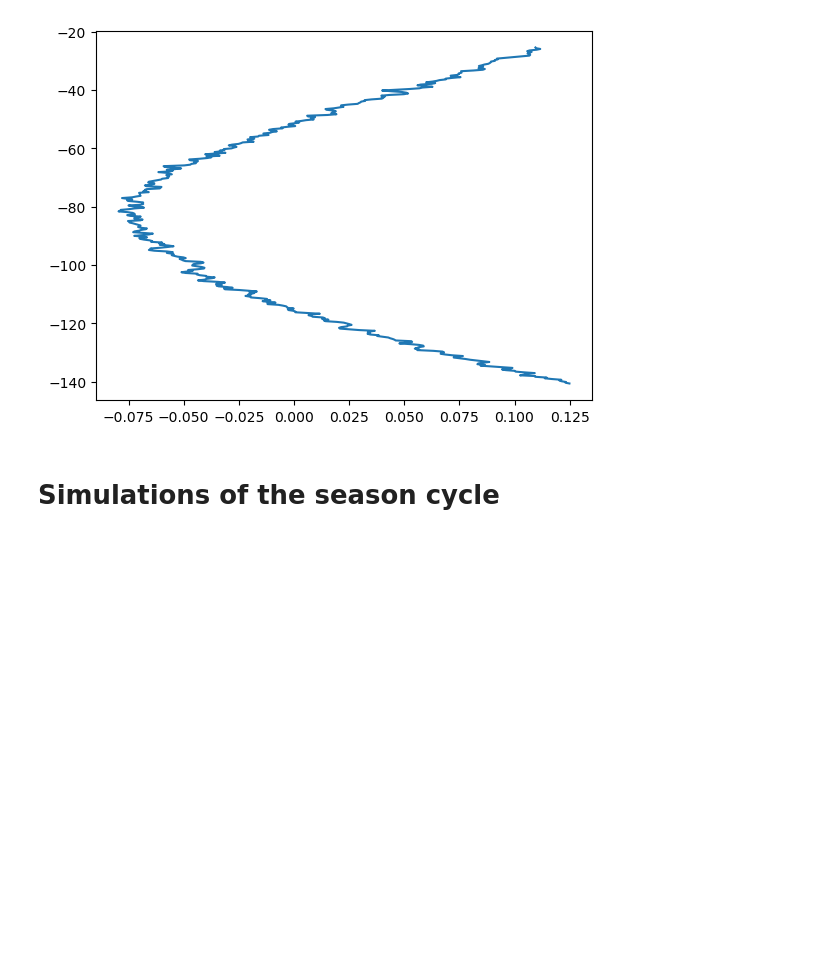
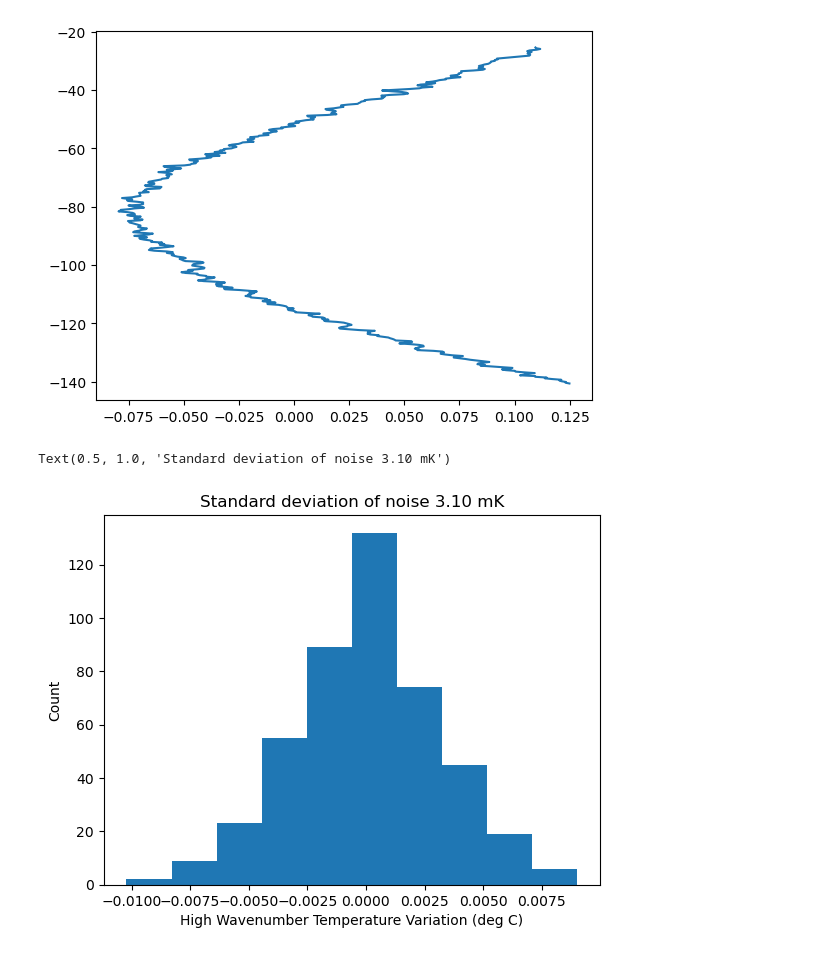
Before and after one commit to bradlipovsky/heat, a Jupyter notebook: antarctica-manual-tuning.ipynb, the cells around one changed output. Drawn from its saved outputs; the diff is of its cells as text; code cells hidden in the pictures; blank space fills up the shorter version.

```diff
--- a/antarctica-manual-tuning.ipynb
+++ b/antarctica-manual-tuning.ipynb
@@ -27,6 +27,15 @@ plt.plot(detrend(offset_trace),-z_data[zmin:zmax])
 # %% [output]
 [<matplotlib.lines.Line2D at 0x...>]
 [figure]
-# %% [markdown]
-# Simulations of the season cycle
+# %%
+b,a=butter(2,0.02,'high')
+hfnoise = filtfilt(b,a,detrend(offset_trace))
+plt.hist(hfnoise)
+data_std=np.std(hfnoise)
+plt.xlabel('High Wavenumber Temperature Variation (deg C)')
+plt.ylabel('Count')
+plt.title(f'Standard deviation of noise {1000*data_std:.2f} mK')
+# %% [output]
+Text(0.5, 1.0, 'Standard deviation of noise 3.10 mK')
+[figure, added]
 # %%
```
Also changed, not shown: parts of 11 cells of this notebook.
